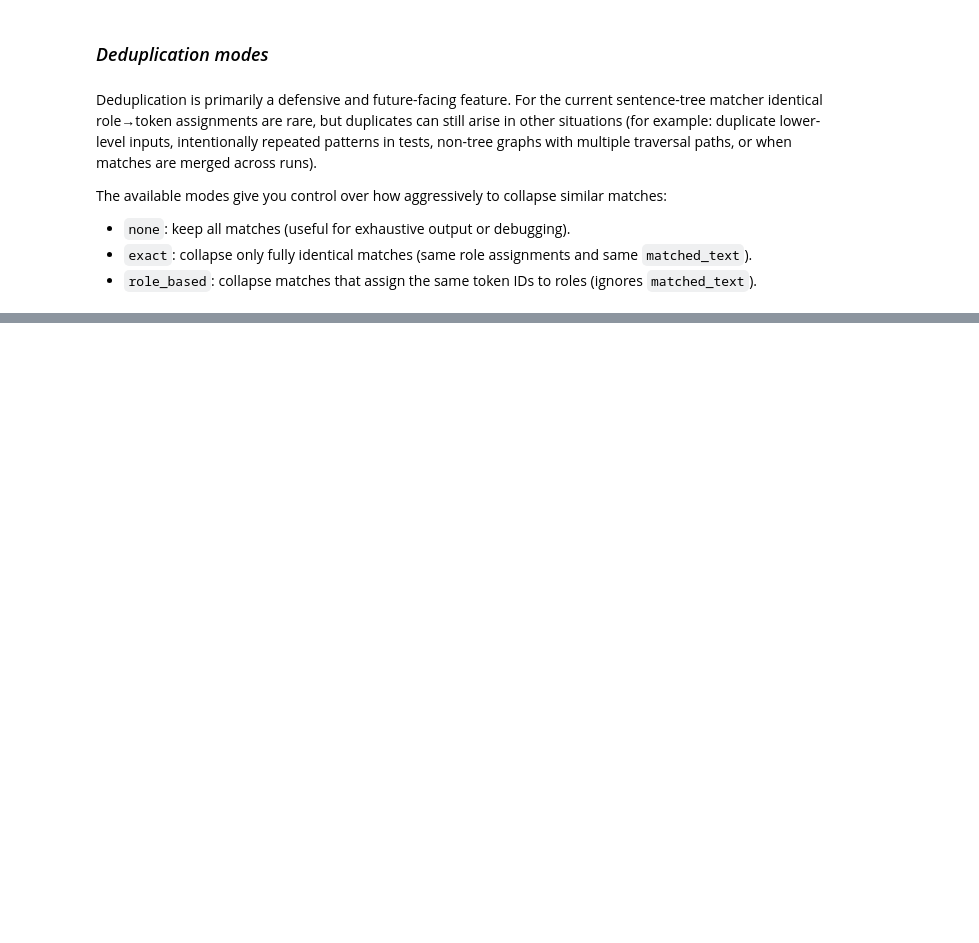
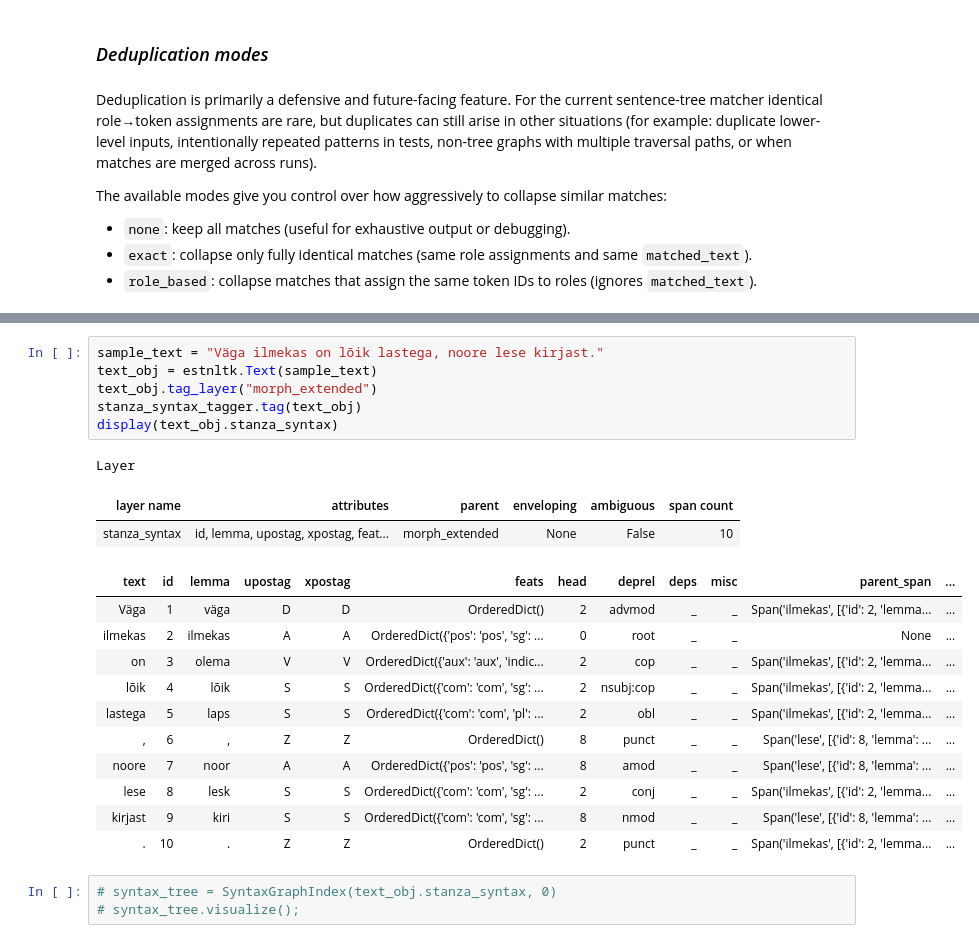
Before and after one commit to SanderSaska/EstNLTK_DependencyChains, a Jupyter notebook: DepChainTagger.ipynb, the cells around one changed output, grey strips where cells are left out. Drawn from its saved outputs; the diff is of its cells as text; blank space fills up the shorter version.

Commit message:
Added an example of using DepChildTagger

```diff
--- a/DepChainTagger.ipynb
+++ b/DepChainTagger.ipynb
@@ -1137,0 +1151,24 @@ The available modes give you control over how aggressively to collapse similar m
+# %%
+sample_text = "Väga ilmekas on lõik lastega, noore lese kirjast."
+text_obj = estnltk.Text(sample_text)
+text_obj.tag_layer("morph_extended")
+stanza_syntax_tagger.tag(text_obj)
+display(text_obj.stanza_syntax)
+# %% [output]
+Layer
+| layer name | attributes | parent | enveloping | ambiguous | span count |
+| stanza_syntax | id, lemma, upostag, xpostag, feat... | morph_extended | None | False | 10 |
+| text | id | lemma | upostag | xpostag | feats | head | deprel | deps | misc | parent_span | ... |
+| Väga | 1 | väga | D | D | OrderedDict() | 2 | advmod | _ | _ | Span('ilmekas', [{'id': 2, 'lemma... | ... |
+| ilmekas | 2 | ilmekas | A | A | OrderedDict({'pos': 'pos', 'sg': ... | 0 | root | _ | _ | None | ... |
+| on | 3 | olema | V | V | OrderedDict({'aux': 'aux', 'indic... | 2 | cop | _ | _ | Span('ilmekas', [{'id': 2, 'lemma... | ... |
+| lõik | 4 | lõik | S | S | OrderedDict({'com': 'com', 'sg': ... | 2 | nsubj:cop | _ | _ | Span('ilmekas', [{'id': 2, 'lemma... | ... |
+| lastega | 5 | laps | S | S | OrderedDict({'com': 'com', 'pl': ... | 2 | obl | _ | _ | Span('ilmekas', [{'id': 2, 'lemma... | ... |
+| , | 6 | , | Z | Z | OrderedDict() | 8 | punct | _ | _ | Span('lese', [{'id': 8, 'lemma': ... | ... |
+| noore | 7 | noor | A | A | OrderedDict({'pos': 'pos', 'sg': ... | 8 | amod | _ | _ | Span('lese', [{'id': 8, 'lemma': ... | ... |
+| lese | 8 | lesk | S | S | OrderedDict({'com': 'com', 'sg': ... | 2 | conj | _ | _ | Span('ilmekas', [{'id': 2, 'lemma... | ... |
+| kirjast | 9 | kiri | S | S | OrderedDict({'com': 'com', 'sg': ... | 8 | nmod | _ | _ | Span('lese', [{'id': 8, 'lemma': ... | ... |
+| . | 10 | . | Z | Z | OrderedDict() | 2 | punct | _ | _ | Span('ilmekas', [{'id': 2, 'lemma... | ... |
+# %%
+# syntax_tree = SyntaxGraphIndex(text_obj.stanza_syntax, 0)
+# syntax_tree.visualize();
```
Also changed, not shown: parts of 25 cells of this notebook, 1 other file.
